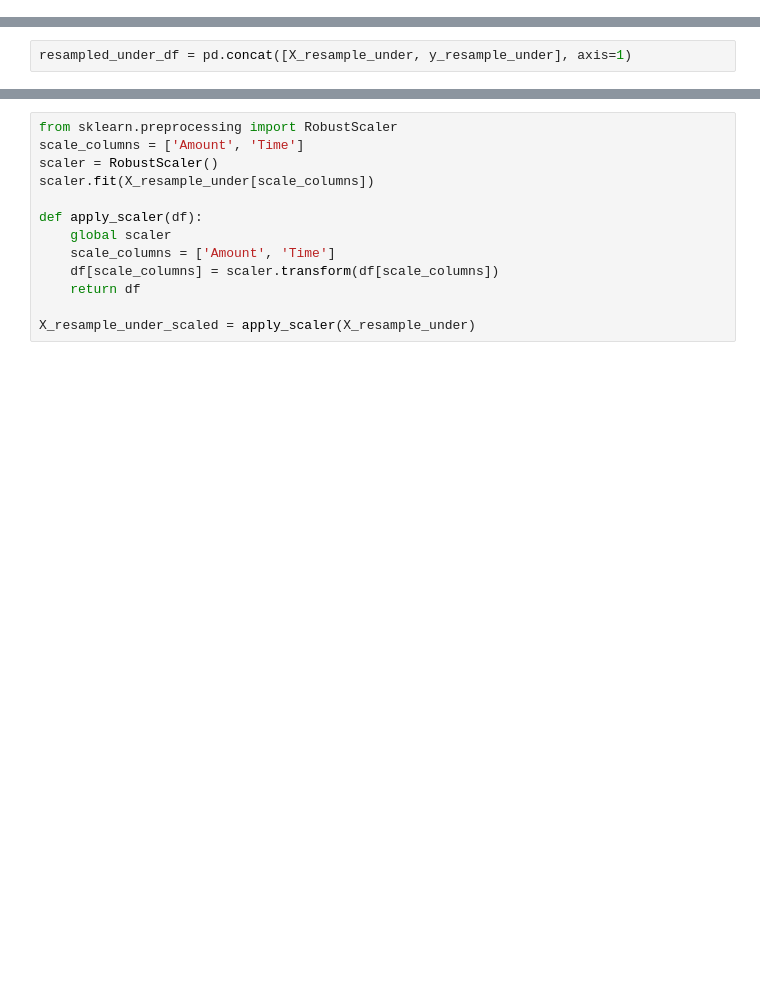
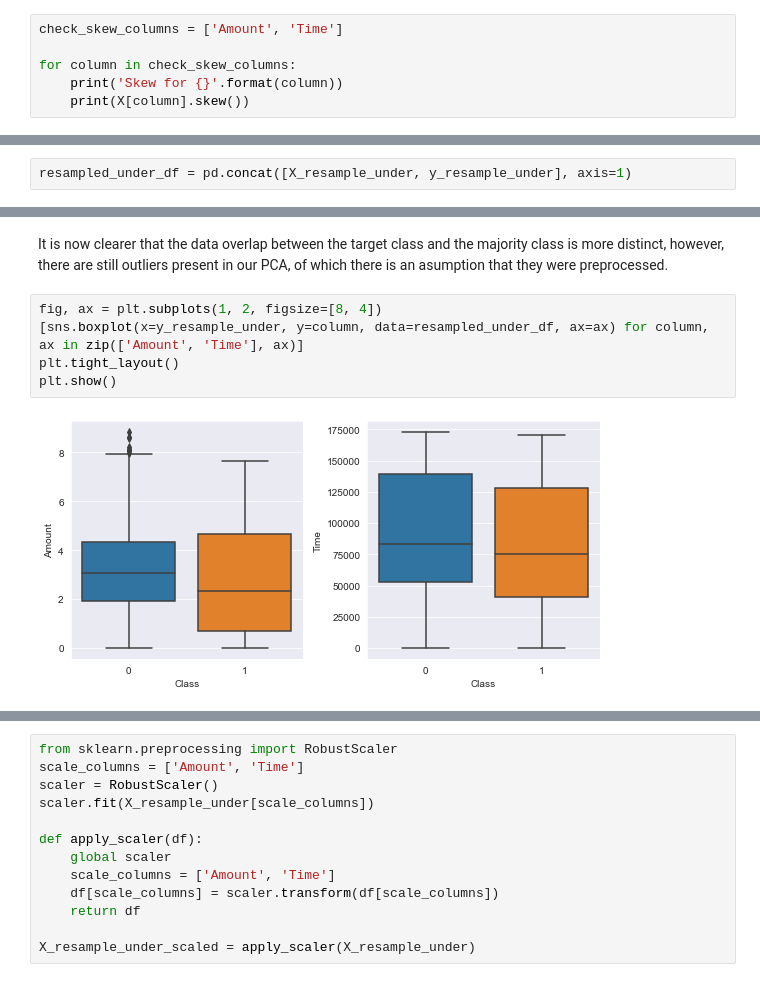
Before and after one commit to akmalsoliev/creditcardfraud, a Jupyter notebook: Credit Card Fraud Detection - Unsupervised.ipynb, the cells around one changed output, grey strips where cells are left out. Drawn from its saved outputs; the diff is of its cells as text; blank space fills up the shorter version.

```diff
--- a/Credit Card Fraud Detection - Unsupervised.ipynb
+++ b/Credit Card Fraud Detection - Unsupervised.ipynb
@@ -169,0 +186,6 @@ Name: Class, dtype: float64
+# %%
+check_skew_columns = ['Amount', 'Time']
+
+for column in check_skew_columns:
+    print('Skew for {}'.format(column))
+    print(X[column].skew())
@@ -250,0 +314,9 @@ corr_plot(resampled_under_df)
+# %% [markdown]
+It is now clearer that the data overlap between the target class and the majority class is more distinct, however, there are still outliers present in our PCA, of which there is an asumption that they were preprocessed.
+# %%
+fig, ax = plt.subplots(1, 2, figsize=[8, 4])
+[sns.boxplot(x=y_resample_under, y=column, data=resampled_under_df, ax=ax) for column, ax in zip(['Amount', 'Time'], ax)]
+plt.tight_layout()
+plt.show()
+# %% [output]
+[figure, added]
```
Also changed, not shown: parts of 37 cells of this notebook.
